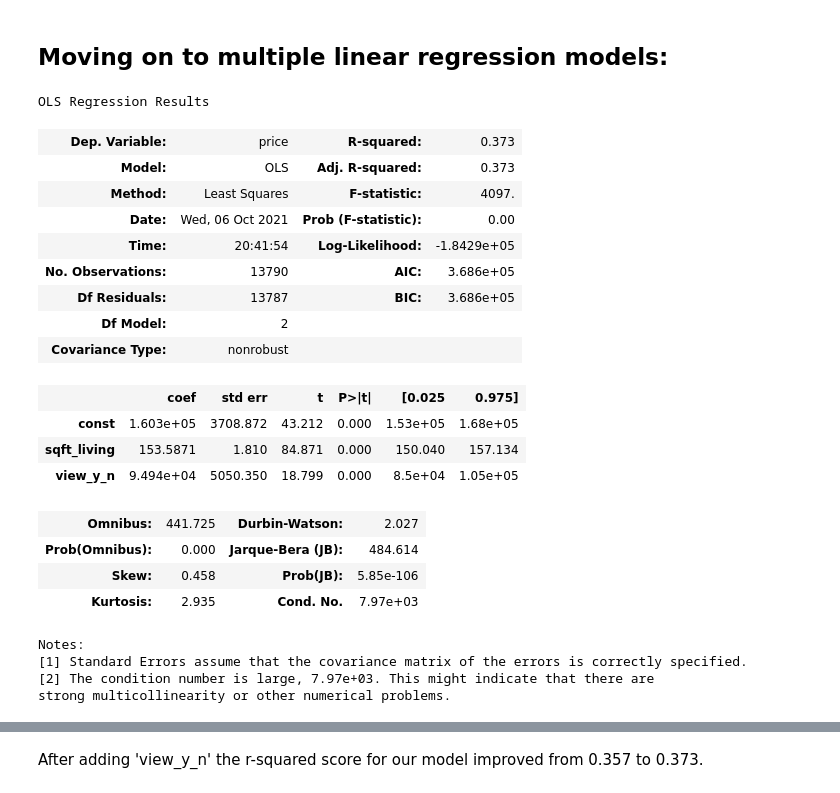
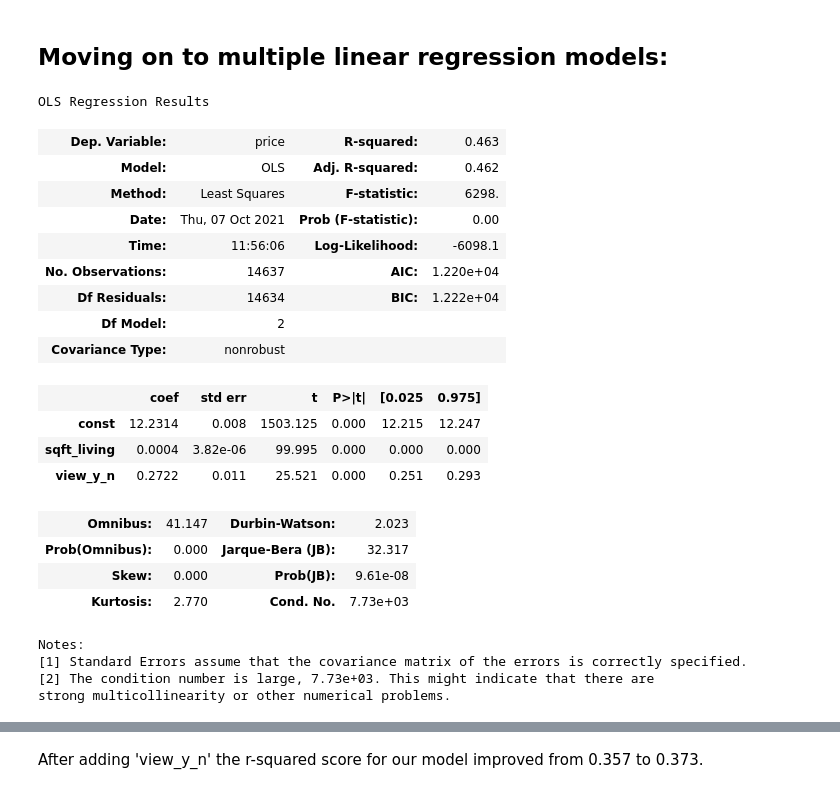
Before and after one commit to Shoemaker703/home_sales_analysis_project, a Jupyter notebook: Project2_final.ipynb, the cells around one changed output, grey strips where cells are left out. Saved outputs shown, nothing was run; the diff lists cells and outputs as text; code cells hidden in the pictures.

```diff
--- a/Project2_final.ipynb
+++ b/Project2_final.ipynb
@@ -311,5 +318,5 @@ memory usage: 3.2+ MB
 # Removing price outliers based on our business understanding.
 # According to Zillow, mean sale price for houses in King County is $798,135.
 # Setting the max as $1 million to give some wiggle room above the given mean.
-geo_df = geo_df[geo_df['price'] < 1000000]
-geo_df.describe()
+# geo_df = geo_df[geo_df['price'] < 1000000]
+# geo_df.describe()
@@ -619,0 +615,8 @@ fig.show()
+# %%
+# Trying to log transform the price variable to hopefully deal with skew.
+y_log_train = np.log(y_train)
+y_log_test = np.log(y_test)
+# %%
+# Performing an OLS model on sqft_living, now with log transformed price!
+model1b = sm.OLS(y_log_train, sm.add_constant(X_train_full['sqft_living'])).fit()
+model1b.summary()
@@ -622,27 +696,27 @@ fig.show()
 # %%
 # Performing an OLS model on sqft_living and view_y_n.
-model2 = sm.OLS(y_train, sm.add_constant(X_train_full[['sqft_living', 'view_y_n']])).fit()
+model2 = sm.OLS(y_log_train, sm.add_constant(X_train_full[['sqft_living', 'view_y_n']])).fit()
 model2.summary()
 # %% [output]
 OLS Regression Results
-| Dep. Variable: | price | R-squared: | 0.373 |
-| Model: | OLS | Adj. R-squared: | 0.373 |
-| Method: | Least Squares | F-statistic: | 4097. |
-| Date: | Wed, 06 Oct 2021 | Prob (F-statistic): | 0.00 |
-| Time: | 20:41:54 | Log-Likelihood: | -1.8429e+05 |
-| No. Observations: | 13790 | AIC: | 3.686e+05 |
-| Df Residuals: | 13787 | BIC: | 3.686e+05 |
+| Dep. Variable: | price | R-squared: | 0.463 |
+| Model: | OLS | Adj. R-squared: | 0.462 |
+| Method: | Least Squares | F-statistic: | 6298. |
+| Date: | Thu, 07 Oct 2021 | Prob (F-statistic): | 0.00 |
+| Time: | 11:56:06 | Log-Likelihood: | -6098.1 |
+| No. Observations: | 14637 | AIC: | 1.220e+04 |
+| Df Residuals: | 14634 | BIC: | 1.222e+04 |
 | Df Model: | 2 |  |  |
 | Covariance Type: | nonrobust |  |  |
 |  | coef | std err | t | P>|t| | [0.025 | 0.975] |
-| const | 1.603e+05 | 3708.872 | 43.212 | 0.000 | 1.53e+05 | 1.68e+05 |
-| sqft_living | 153.5871 | 1.810 | 84.871 | 0.000 | 150.040 | 157.134 |
-| view_y_n | 9.494e+04 | 5050.350 | 18.799 | 0.000 | 8.5e+04 | 1.05e+05 |
+| const | 12.2314 | 0.008 | 1503.125 | 0.000 | 12.215 | 12.247 |
+| sqft_living | 0.0004 | 3.82e-06 | 99.995 | 0.000 | 0.000 | 0.000 |
+| view_y_n | 0.2722 | 0.011 | 25.521 | 0.000 | 0.251 | 0.293 |
-| Omnibus: | 441.725 | Durbin-Watson: | 2.027 |
-| Prob(Omnibus): | 0.000 | Jarque-Bera (JB): | 484.614 |
-| Skew: | 0.458 | Prob(JB): | 5.85e-106 |
-| Kurtosis: | 2.935 | Cond. No. | 7.97e+03 |
+| Omnibus: | 41.147 | Durbin-Watson: | 2.023 |
+| Prob(Omnibus): | 0.000 | Jarque-Bera (JB): | 32.317 |
+| Skew: | 0.000 | Prob(JB): | 9.61e-08 |
+| Kurtosis: | 2.770 | Cond. No. | 7.73e+03 |
 Notes:
 [1] Standard Errors assume that the covariance matrix of the errors is correctly specified.
-[2] The condition number is large, 7.97e+03. This might indicate that there are
+[2] The condition number is large, 7.73e+03. This might indicate that there are
 strong multicollinearity or other numerical problems.
```
Also changed, not shown: parts of 75 cells of this notebook.
